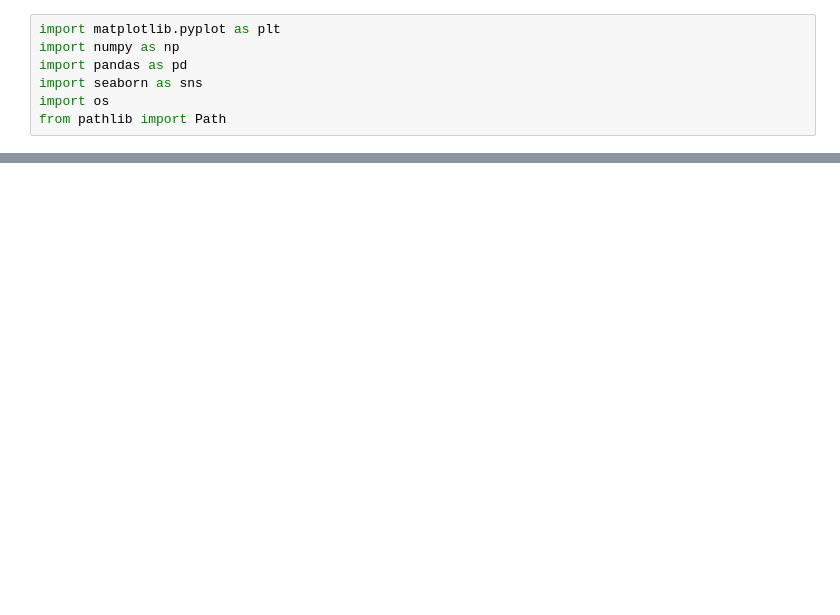
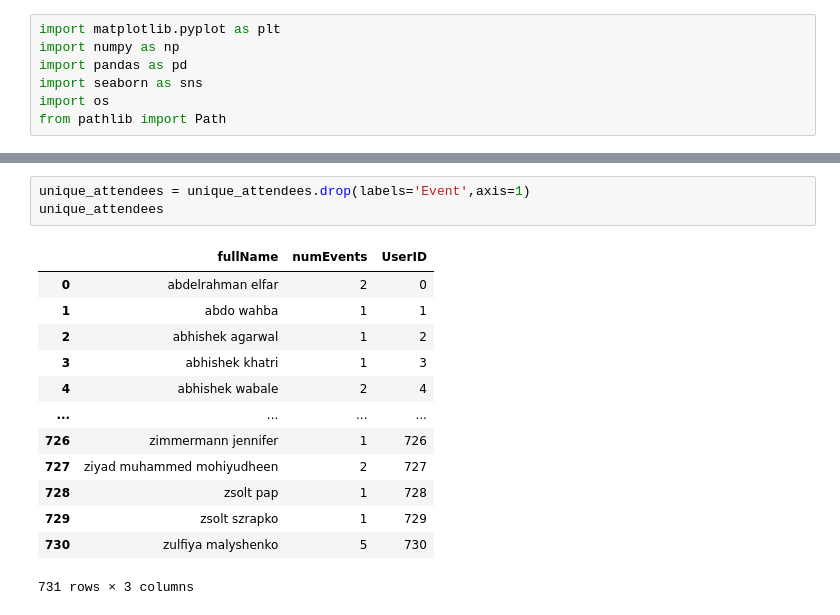
Before and after one commit to Shubhi-Varshney/data_bpm, a Jupyter notebook: notebooks/yulia_bpm_explore.ipynb, the cells around one changed output, grey strips where cells are left out. Cells and saved outputs as stored; diff of their text form; blank space fills up the shorter version.

```diff
--- a/notebooks/yulia_bpm_explore.ipynb
+++ b/notebooks/yulia_bpm_explore.ipynb
@@ -51,0 +180,17 @@ data_merged.head()
+# %%
+unique_attendees = unique_attendees.drop(labels='Event',axis=1)
+unique_attendees
+# %% [output]
+|  | fullName | numEvents | UserID |
+| 0 | abdelrahman elfar | 2 | 0 |
+| 1 | abdo wahba | 1 | 1 |
+| 2 | abhishek agarwal | 1 | 2 |
+| 3 | abhishek khatri | 1 | 3 |
+| 4 | abhishek wabale | 2 | 4 |
+| ... | ... | ... | ... |
+| 726 | zimmermann jennifer | 1 | 726 |
+| 727 | ziyad muhammed mohiyudheen | 2 | 727 |
+| 728 | zsolt pap | 1 | 728 |
+| 729 | zsolt szrapko | 1 | 729 |
+| 730 | zulfiya malyshenko | 5 | 730 |
+731 rows × 3 columns
```
Also changed, not shown: parts of 26 cells of this notebook.
